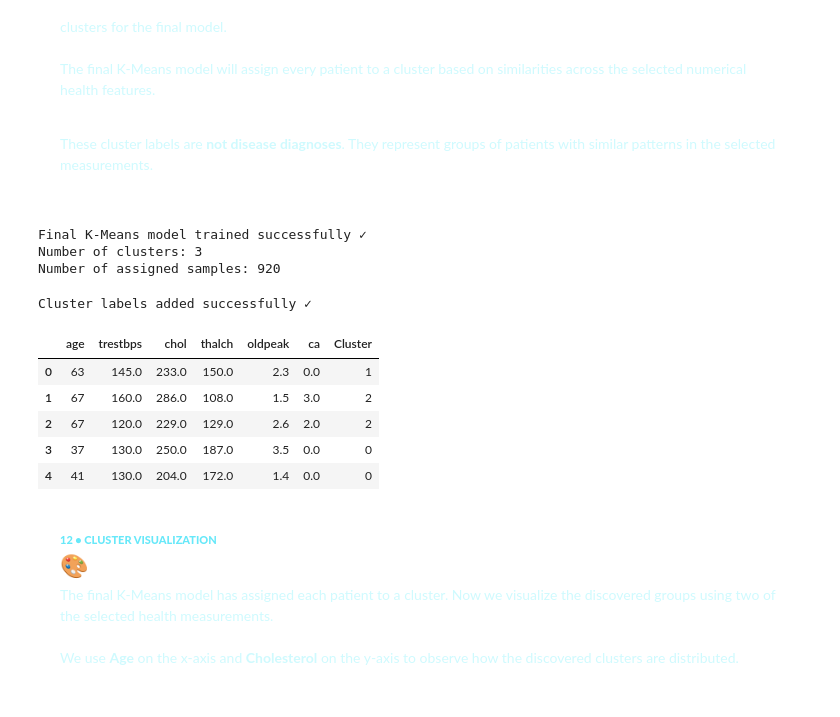
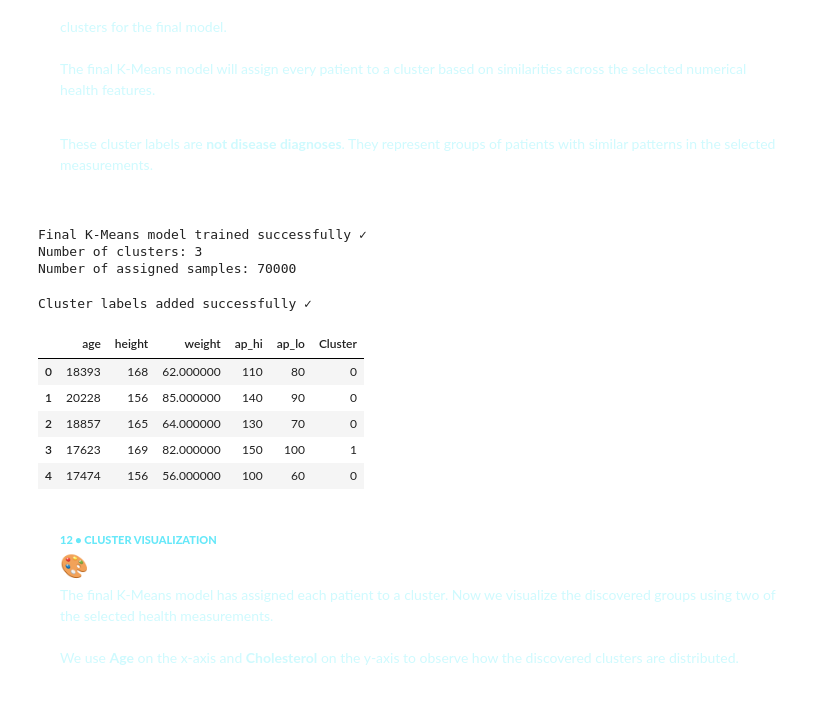
Before and after one commit to Shimaa-Habes/BinX-Training-AI-ML, a Jupyter notebook: BinX-Week5/Day1/kmeans_disease.ipynb, the cells around one changed output. Cells and saved outputs as stored; diff of their text form; code cells hidden in the pictures.

```diff
--- a/BinX-Week5/Day1/kmeans_disease.ipynb
+++ b/BinX-Week5/Day1/kmeans_disease.ipynb
@@ -154,7 +154,7 @@ The dataset will be inspected before selecting the features used for clustering.
 # %%
 # Load Diabetes Dataset
 
-df_diabetes = pd.read_csv("heart_disease_uci.csv")
+df_diabetes = pd.read_csv("heart_disease_uci.csv", sep=";")
 
 display(HTML(f"""
 <div style="
@@ -342,11 +339,10 @@ and other available numerical measurements to discover natural patient groups.
 
 features = [
     "age",
-    "trestbps",
-    "chol",
-    "thalch",
-    "oldpeak",
-    "ca"
+    "height",
+    "weight",
+    "ap_hi",
+    "ap_lo"
 ]
 
 X = df_diabetes[features].copy()
@@ -753,23 +754,58 @@ print(f"Number of assigned samples: {len(cluster_labels)}")
 # %% [output]
 Final K-Means model trained successfully ✓
 Number of clusters: 3
-Number of assigned samples: 920
+Number of assigned samples: 70000
 # %%
 # Add cluster assignments to the original clustering data
 
 X_clustered = X.copy()
 X_clustered["Cluster"] = cluster_labels
 
 print("Cluster labels added successfully ✓")
-display(X_clustered.head())
+
+styled_table = X_clustered.head().style.set_table_styles([
+    {"selector": "th", "props": [
+        ("background-color", "#164E63"),
+        ("color", "white"),
+        ("font-weight", "800"),
+        ("font-size", "11px"),
+        ("letter-spacing", "0.5px"),
+        ("padding", "10px 14px"),
+        ("text-align", "center"),
+        ("border", "none")
+    ]},
+    {"selector": "td", "props": [
+        ("padding", "9px 14px"),
+        ("text-align", "center"),
+        ("font-size", "12.5px"),
+        ("color", "#134E4A"),
+        ("border-bottom", "1px solid #A7F3D0")
+    ]},
+    {"selector": "table", "props": [
+        ("border-collapse", "collapse"),
+        ("border-radius", "12px"),
+        ("overflow", "hidden"),
+        ("border", "1px solid #99F6E4")
+    ]}
+]).set_properties(**{
+    "background-color": "#F0FDFA"
+}).apply(
+    lambda row: [
+        "background-color: #ECFEFF" if row.name % 2 == 0 else "background-color: #F0FDFA"
+        for _ in row
+    ],
+    axis=1
+)
+
+display(styled_table)
 # %% [output]
 Cluster labels added successfully ✓
-|  | age | trestbps | chol | thalch | oldpeak | ca | Cluster |
-| 0 | 63 | 145.0 | 233.0 | 150.0 | 2.3 | 0.0 | 1 |
-| 1 | 67 | 160.0 | 286.0 | 108.0 | 1.5 | 3.0 | 2 |
-| 2 | 67 | 120.0 | 229.0 | 129.0 | 2.6 | 2.0 | 2 |
-| 3 | 37 | 130.0 | 250.0 | 187.0 | 3.5 | 0.0 | 0 |
-| 4 | 41 | 130.0 | 204.0 | 172.0 | 1.4 | 0.0 | 0 |
+|  | age | height | weight | ap_hi | ap_lo | Cluster |
+| 0 | 18393 | 168 | 62.000000 | 110 | 80 | 0 |
+| 1 | 20228 | 156 | 85.000000 | 140 | 90 | 0 |
+| 2 | 18857 | 165 | 64.000000 | 130 | 70 | 0 |
+| 3 | 17623 | 169 | 82.000000 | 150 | 100 | 1 |
+| 4 | 17474 | 156 | 56.000000 | 100 | 60 | 0 |
 # %% [markdown]
 <div style="
     background:linear-gradient(135deg,#0F172A,#164E63);
```
Also changed, not shown: parts of 15 cells of this notebook, 6 other files.
